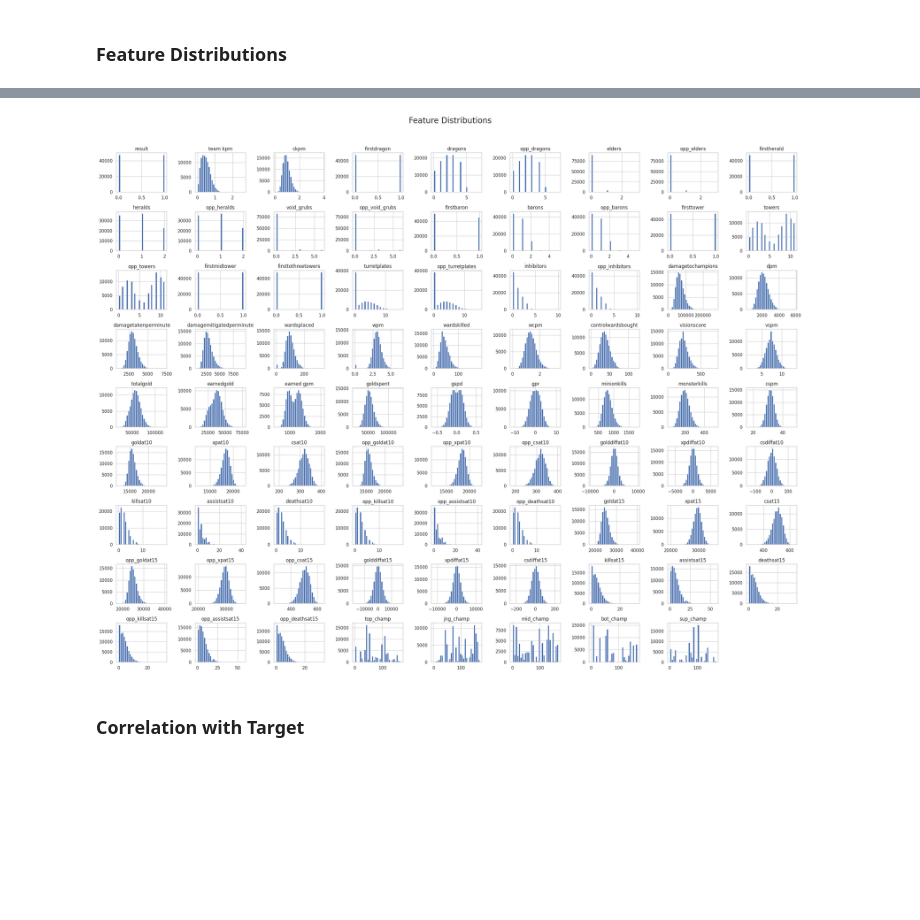
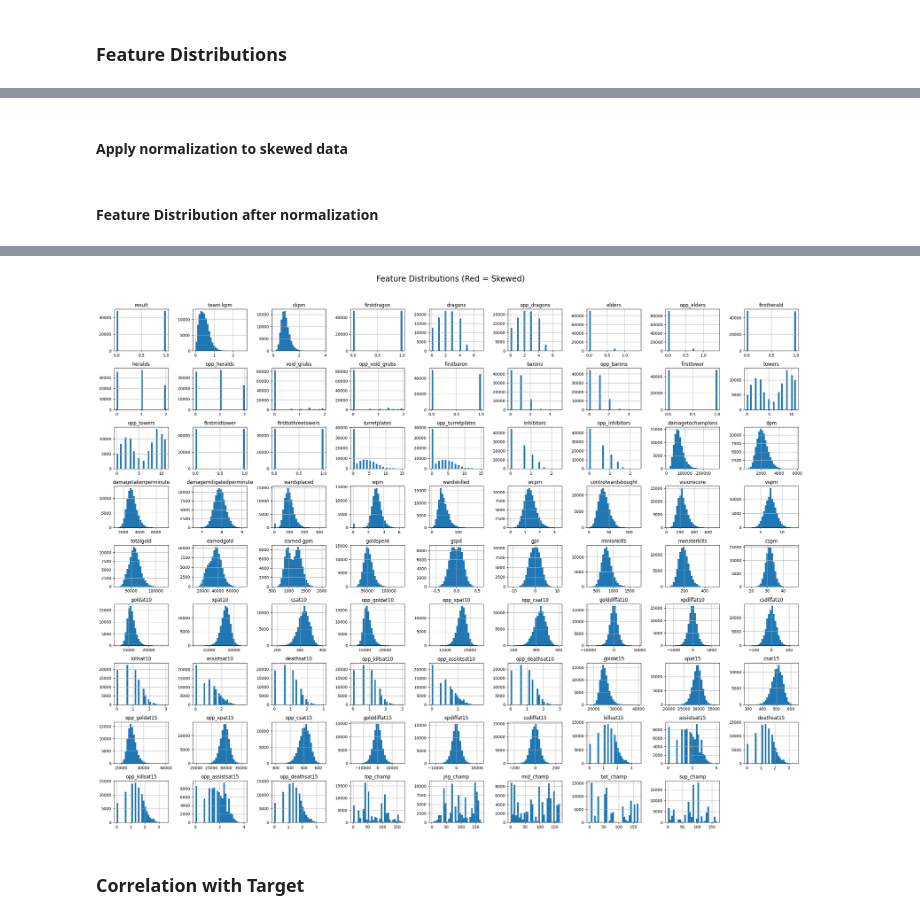
Before and after one commit to quiet98k/LOL-Win-Prediction, a Jupyter notebook: prediction.ipynb, the cells around one changed output, grey strips where cells are left out. Cells and saved outputs as stored; diff of their text form; code cells hidden in the pictures; blank space fills up the shorter version.

Commit message:
normalization

```diff
--- a/prediction.ipynb
+++ b/prediction.ipynb
@@ -242,9 +287,21 @@ Name: count, dtype: int64
+# %% [markdown]
+#### Apply normalization to skewed data
+# %%
+import numpy as np
+
+skewed_features = df.skew()[abs(df.skew()) >= 1].index
+
+for col in skewed_features:
+    if (df[col] >= 0).all():
+        df[col] = np.log1p(df[col])
+    else:
+        print(f"Feture {col} contains negative values, abort normalization")
+# %% [markdown]
+#### Feature Distribution after normalization
 # %%
-display(df.describe())
+axes = df.hist(bins=30, figsize=(25, 20))
 
-axes = df.hist(bins=30, figsize=(25, 20))
-plt.suptitle("Feature Distributions", fontsize=20)
-
+plt.suptitle("Feature Distributions (Red = Skewed)", fontsize=20)
 plt.tight_layout(rect=[0, 0, 1, 0.96])
 plt.show()
 # %% [output]
@@ -260,4 +308,4 @@ plt.show()
-[figure, old version]
+[figure, new version]
 # %% [markdown]
 ### Correlation with Target
 # %%
```
Also changed, not shown: parts of 5 cells of this notebook.
